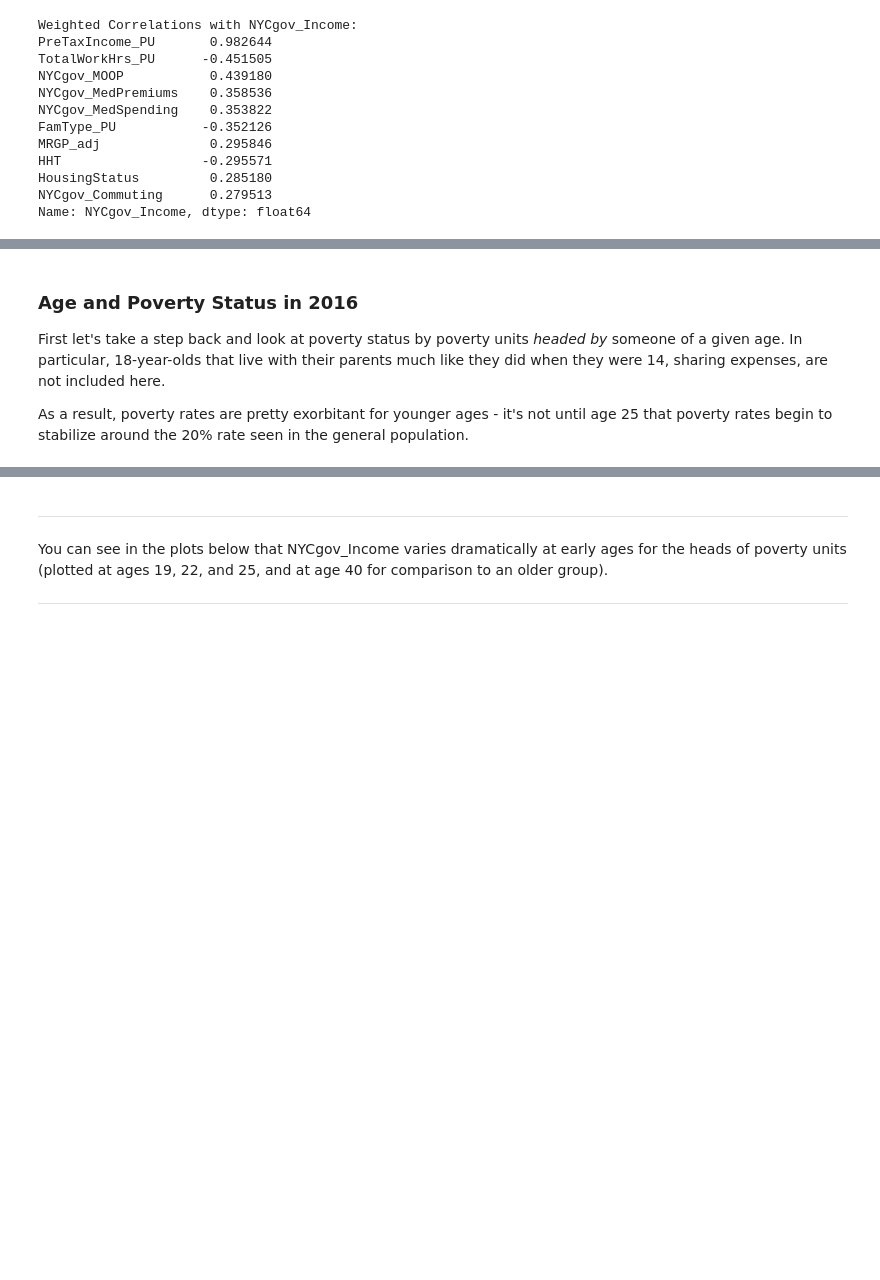
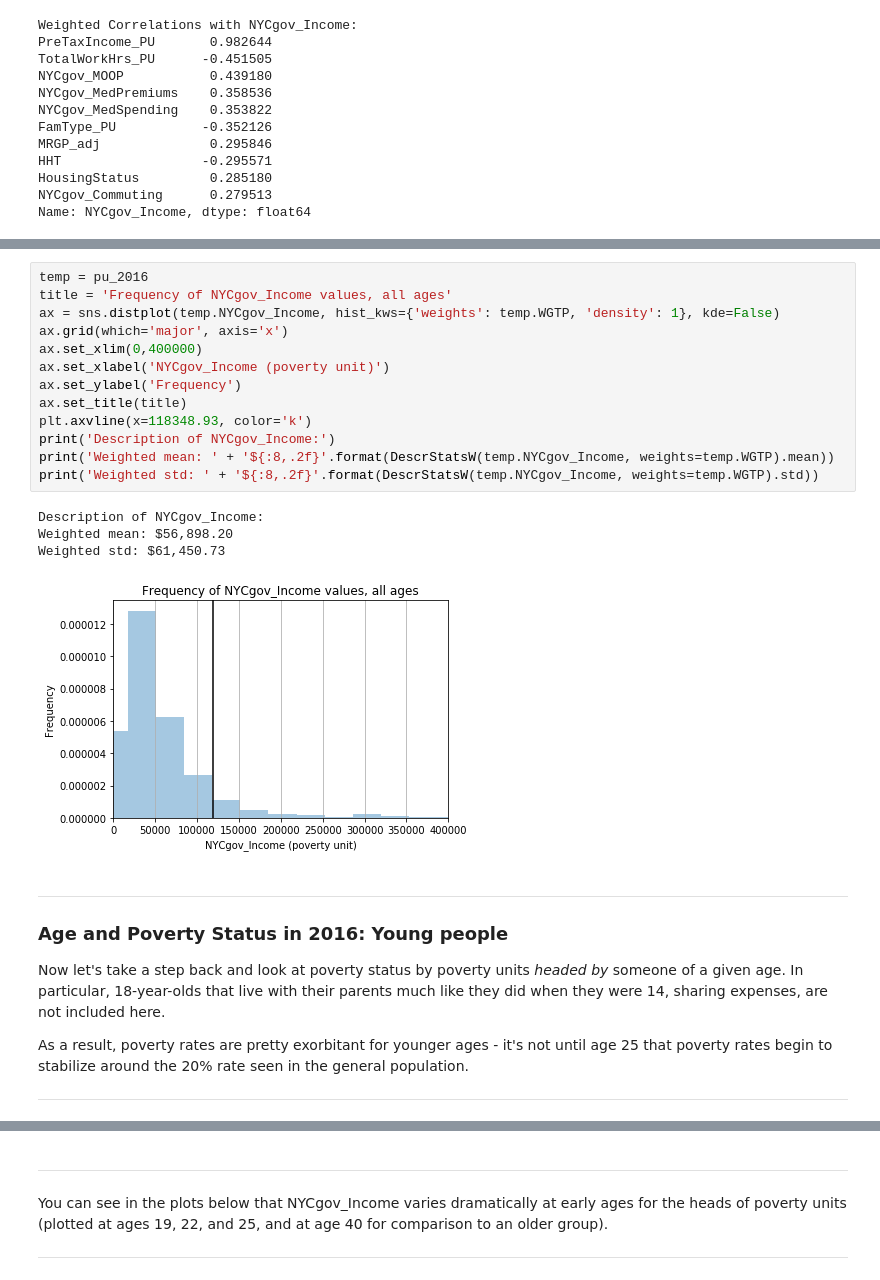
Before and after one commit to c74p/Capstone-NYCPoverty, a Jupyter notebook: Capstone Project 1 - Poverty/alldraft.ipynb, the cells around one changed output, grey strips where cells are left out. Saved outputs shown, nothing was run; the diff lists cells and outputs as text; blank space fills up the shorter version.

```diff
--- a/Capstone Project 1 - Poverty/alldraft.ipynb
+++ b/Capstone Project 1 - Poverty/alldraft.ipynb
@@ -598,9 +408,29 @@ pd.DataFrame(inp_corr_2016.NYCgov_Pov_Stat.reindex(inp_corr_2016.NYCgov_Pov_Stat
+# %%
+temp = pu_2016
+title = 'Frequency of NYCgov_Income values, all ages'
+ax = sns.distplot(temp.NYCgov_Income, hist_kws={'weights': temp.WGTP, 'density': 1}, kde=False)
+ax.grid(which='major', axis='x')
+ax.set_xlim(0,400000)
+ax.set_xlabel('NYCgov_Income (poverty unit)')
+ax.set_ylabel('Frequency')
+ax.set_title(title)
+plt.axvline(x=118348.93, color='k')
+print('Description of NYCgov_Income:')
+print('Weighted mean: ' + '${:8,.2f}'.format(DescrStatsW(temp.NYCgov_Income, weights=temp.WGTP).mean))
+print('Weighted std: ' + '${:8,.2f}'.format(DescrStatsW(temp.NYCgov_Income, weights=temp.WGTP).std))
+# %% [output]
+Description of NYCgov_Income:
+Weighted mean: $56,898.20
+Weighted std: $61,450.73
+[figure, added]
 # %% [markdown]
-### Age and Poverty Status in 2016
+***
+### Age and Poverty Status in 2016: Young people
 
-First let's take a step back and look at poverty status by poverty units *headed by* someone of a given age. In particular, 18-year-olds that live with their parents much like they did when they were 14, sharing expenses, are not included here.
+Now let's take a step back and look at poverty status by poverty units *headed by* someone of a given age. In particular, 18-year-olds that live with their parents much like they did when they were 14, sharing expenses, are not included here.
 
 As a result, poverty rates are pretty exorbitant for younger ages - it's not until age 25 that poverty rates begin to stabilize around the 20% rate seen in the general population.
+***
 # %%
 # Set up variables
 n = 0
```
Also changed, not shown: parts of 134 cells of this notebook.
